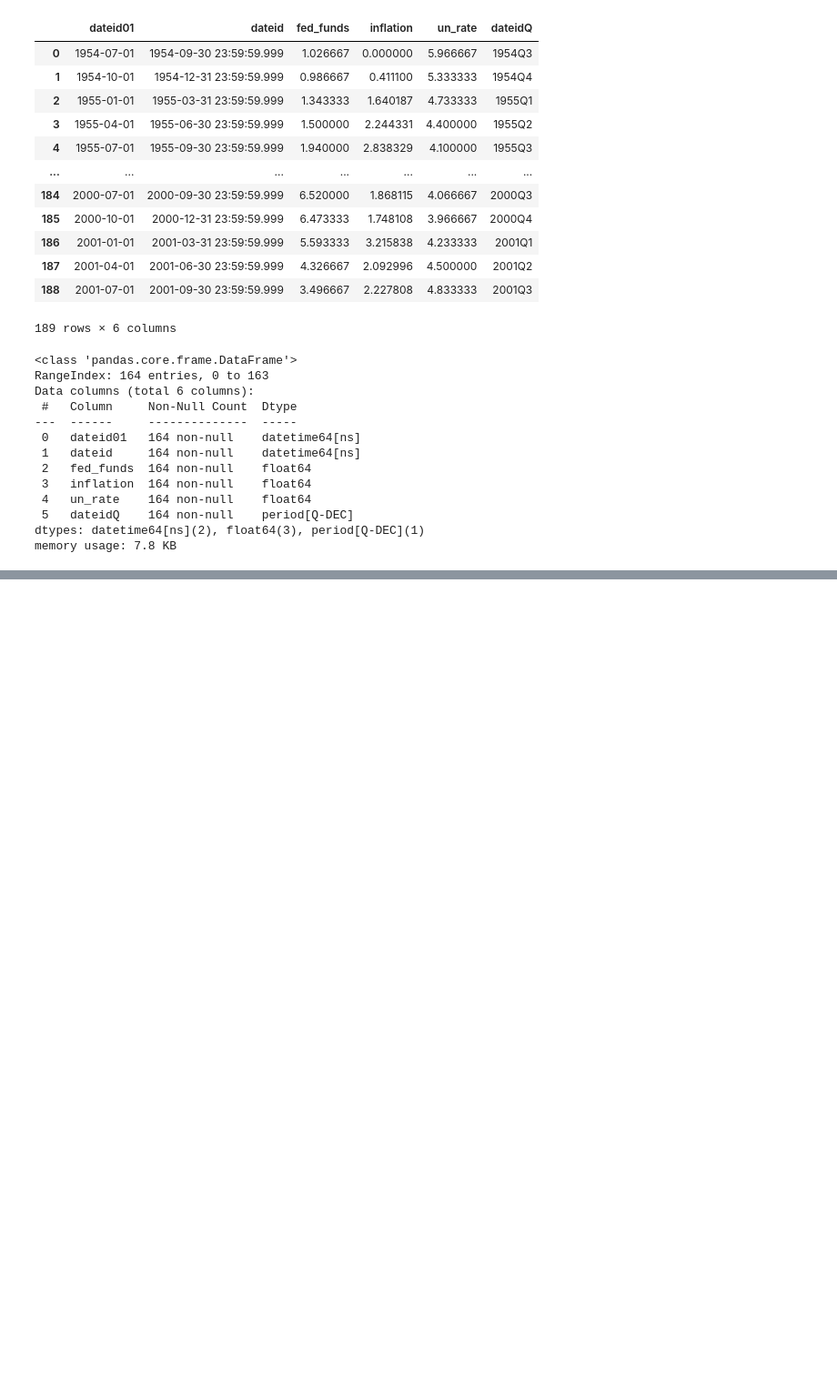
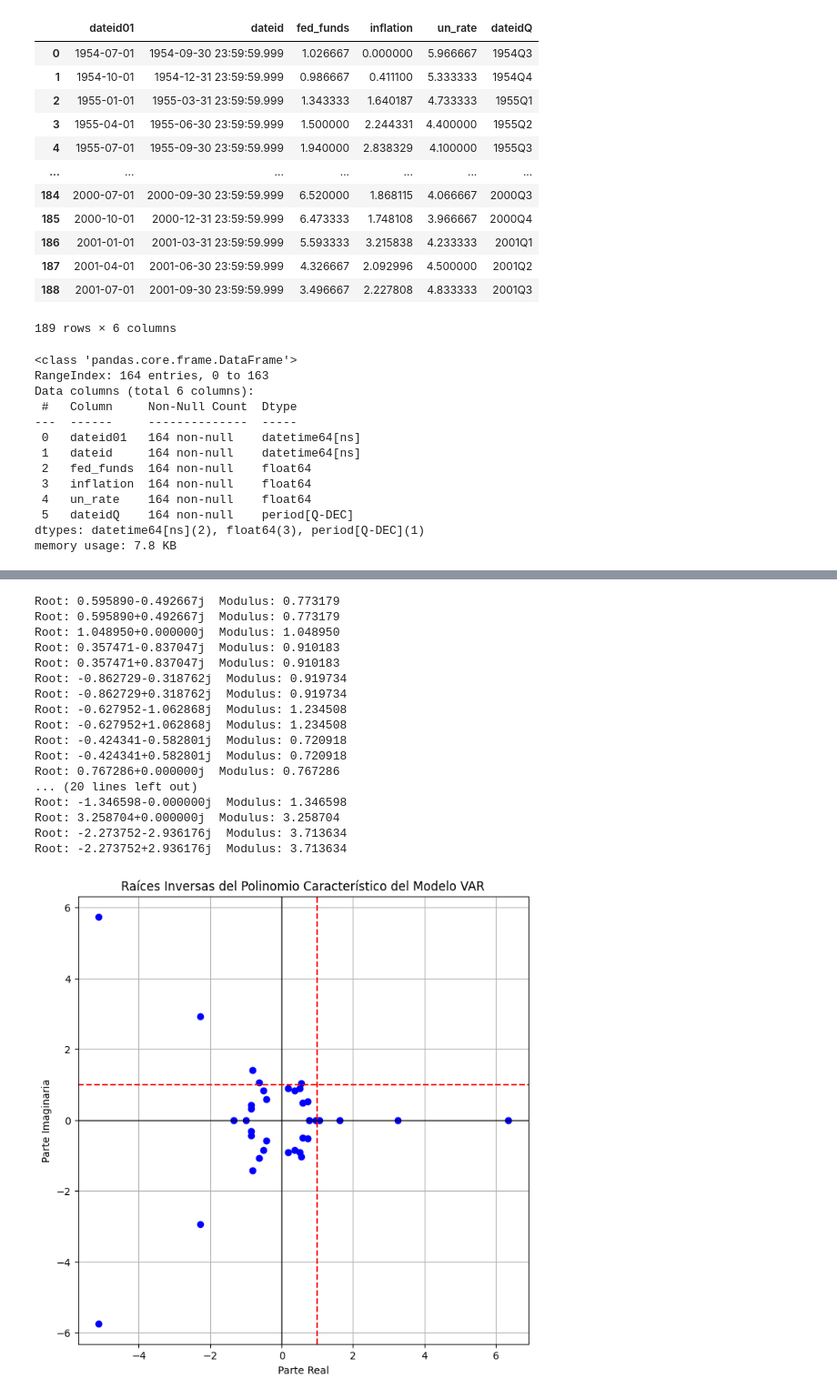
Before and after one commit to DavidGuzzi/MECMT10, a Jupyter notebook: clase_3.ipynb, the cells around one changed output, grey strips where cells are left out. Shown at 91% size. Cells and saved outputs as stored; diff of their text form; code cells hidden in the pictures; blank space fills up the shorter version.

```diff
--- a/clase_3.ipynb
+++ b/clase_3.ipynb
@@ -114,0 +376,63 @@ un_rate      -0.453065  -0.059435  1.000000
+# %%
+# Obtener los coeficientes del modelo VAR (para cada rezago)
+phi = results.coefs  # Esto es un array de forma (nrezagos, nvar, nvar), con los coeficientes para cada rezago
+
+# Inicializar una lista para almacenar las raíces inversas
+inverse_roots = []
+
+# Iterar sobre todos los rezagos y calcular las raíces del polinomio característico completo
+for i in range(results.k_ar):  # results.k_ar es el número de rezagos
+    # Obtener los coeficientes de todos los rezagos (en forma de matriz plana)
+    eq_coeffs = np.concatenate(([1], -phi[i, :, :].flatten()))  # Concatenar 1 al inicio para el polinomio
+
+    # Calcular las raíces del polinomio
+    roots = np.roots(eq_coeffs)
+
+    # Invertir las raíces
+    inverse_roots.extend(1 / roots)
+
+# Convertir a un array de numpy para trabajar con ellas
+inverse_roots = np.array(inverse_roots)
+
+# Calcular el módulo de cada raíz
+moduli = np.abs(inverse_roots)
+
+# Mostrar las raíces y sus módulos
+for root, modulus in zip(inverse_roots, moduli):
+    print(f"Root: {root:.6f}  Modulus: {modulus:.6f}")
+
+# Graficar las raíces inversas en el plano complejo
+plt.figure(figsize=(8, 8))
+plt.scatter(np.real(inverse_roots), np.imag(inverse_roots), color='blue')
+
+# Añadir líneas de referencia
+plt.axhline(0, color='black', linewidth=1)
+plt.axvline(0, color='black', linewidth=1)
+plt.axhline(1, color='red', linestyle='--')
+plt.axvline(1, color='red', linestyle='--')
+
+# Etiquetas y título
+plt.title('Raíces Inversas del Polinomio Característico del Modelo VAR')
+plt.xlabel('Parte Real')
+plt.ylabel('Parte Imaginaria')
+plt.grid(True)
+plt.show()
+# %% [output]
+Root: 0.595890-0.492667j  Modulus: 0.773179
+Root: 0.595890+0.492667j  Modulus: 0.773179
+Root: 1.048950+0.000000j  Modulus: 1.048950
+Root: 0.357471-0.837047j  Modulus: 0.910183
+Root: 0.357471+0.837047j  Modulus: 0.910183
+Root: -0.862729-0.318762j  Modulus: 0.919734
+Root: -0.862729+0.318762j  Modulus: 0.919734
+Root: -0.627952-1.062868j  Modulus: 1.234508
+Root: -0.627952+1.062868j  Modulus: 1.234508
+Root: -0.424341-0.582801j  Modulus: 0.720918
+Root: -0.424341+0.582801j  Modulus: 0.720918
+Root: 0.767286+0.000000j  Modulus: 0.767286
+... (20 lines left out)
+Root: -1.346598-0.000000j  Modulus: 1.346598
+Root: 3.258704+0.000000j  Modulus: 3.258704
+Root: -2.273752-2.936176j  Modulus: 3.713634
+Root: -2.273752+2.936176j  Modulus: 3.713634
+[figure, added]
```
Also changed, not shown: parts of 12 cells of this notebook.
